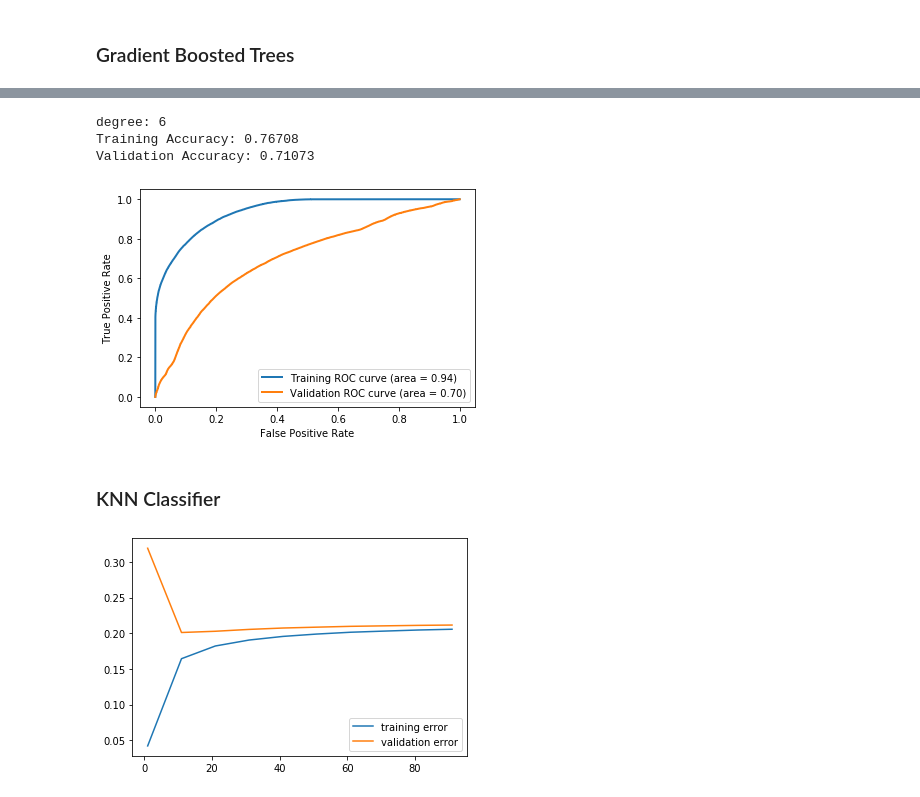
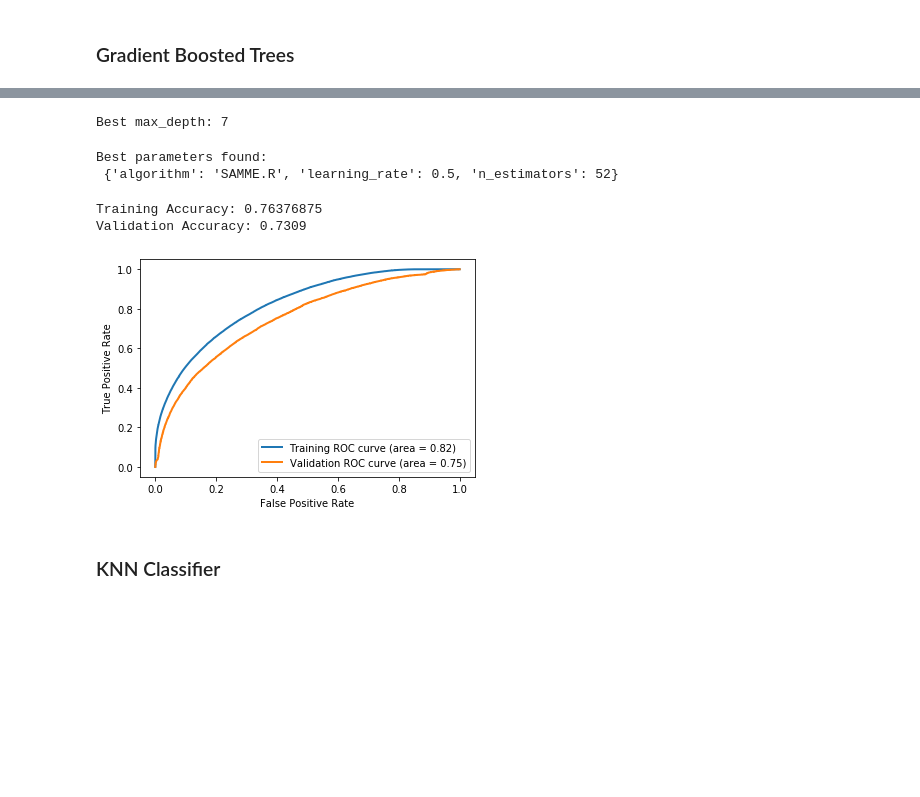
Before and after one commit to blobsey/CS178project, a Jupyter notebook: project.ipynb, the cells around one changed output, grey strips where cells are left out. Saved outputs shown, nothing was run; the diff lists cells and outputs as text; code cells hidden in the pictures; blank space fills up the shorter version.

```diff
--- a/project.ipynb
+++ b/project.ipynb
@@ -53,16 +74,12 @@ from sklearn.svm import SVC
-# %%
-XSmall = X[::50]
-YSmall = Y[::50]
-#Xtr, Xva, Ytr, Yva = ml.splitData(XSmall, YSmall, 0.50)
-Xtr, Xva, Ytr, Yva = ml.splitData(X, Y, 0.50)
 # %%
 models = list()
 degrees = [i for i in range(1, 10)]
-indices = [i for i in range(len(degrees))]
 
 for degree in degrees:
     boostedTree = AdaBoostClassifier(
         DecisionTreeClassifier(max_depth=degree),
-        n_estimators = 60)
+        n_estimators = 92,
+        algorithm = "SAMME.R",
+        learning_rate = 1.0)
     boostedTree.fit(Xtr, Ytr)
     models.append(boostedTree)
@@ -101,23 +98,30 @@ for i, model in enumerate(models):
         maxModel = i
 
 model = models[maxModel]
-print("degree:", degrees[maxModel])
-print("Training Accuracy:",metrics.accuracy_score(Ytr, model.predict(Xtr)))
-print("Validation Accuracy:",metrics.accuracy_score(Yva, model.predict(Xva)))
-plt.figure()
-lw = 2
-plt.plot(fprTr, tprTr,
-         lw=lw, label='Training ROC curve (area = %0.2f)' % roc_aucTr)
-plt.plot(fprVa, tprVa,
-         lw=lw, label='Validation ROC curve (area = %0.2f)' % roc_aucVa)
-plt.xlabel('False Positive Rate')
-plt.ylabel('True Positive Rate')
-plt.legend(loc="lower right")
-plt.show()
+print("Best max_depth:", degrees[maxModel])
 # %% [output]
-degree: 6
-Training Accuracy: 0.76708
-Validation Accuracy: 0.71073
+Best max_depth: 7
-[figure, removed]
+# %%
+#this code optimizes hyperparameters of the ADABOOST classifer
+boostedTree = AdaBoostClassifier(DecisionTreeClassifier(max_depth=degrees[maxModel]))
+boostedTree_parameter_space = {
+    "n_estimators" : [i for i in range(2, 100, 10)],
+    "learning_rate" : [.50, .80, .90, 1.00],
+    "algorithm" : ["SAMME", "SAMME.R"]
+}
+
+clfBoostedTree = GridSearchCV(boostedTree, boostedTree_parameter_space, n_jobs=-1, cv=3)
+clfBoostedTree.fit(Xtr, Ytr)
+
+print('Best parameters found:\n', clfBoostedTree.best_params_)
+# %% [output]
+Best parameters found:
+ {'algorithm': 'SAMME.R', 'learning_rate': 0.5, 'n_estimators': 52}
+# %%
+evaluate_ROC_AUC(clfBoostedTree, Xtr, Ytr, Xva, Yva)
+# %% [output]
+Training Accuracy: 0.76376875
+Validation Accuracy: 0.7309
+[figure, added]
 # %% [markdown]
 ### KNN Classifier
@@ -139,20 +127,0 @@ for degree in degrees:
-# %%
-errTr = list()
-errVa = list()
-for model in models:
-    preds = model.predict_proba(Xtr)
-    errTr.append(mean_squared_error(Ytr, preds[:,1]))
-    preds = model.predict_proba(Xva)
-    errVa.append(mean_squared_error(Yva, preds[:,1]))
-
-if len(models) > 1:
-    xs = [i for i in degrees]
-    plt.plot(xs, errTr, label='training error')
-    plt.plot(xs, errVa, label='validation error')
-    plt.legend(loc="lower right")
-    plt.show()
-else:
-    print("Training error:", errTr[0])
-    print("Validation error:", errVa[0])
-# %% [output]
-[figure, removed]
```
Also changed, not shown: parts of 18 cells of this notebook, 1 other file.
